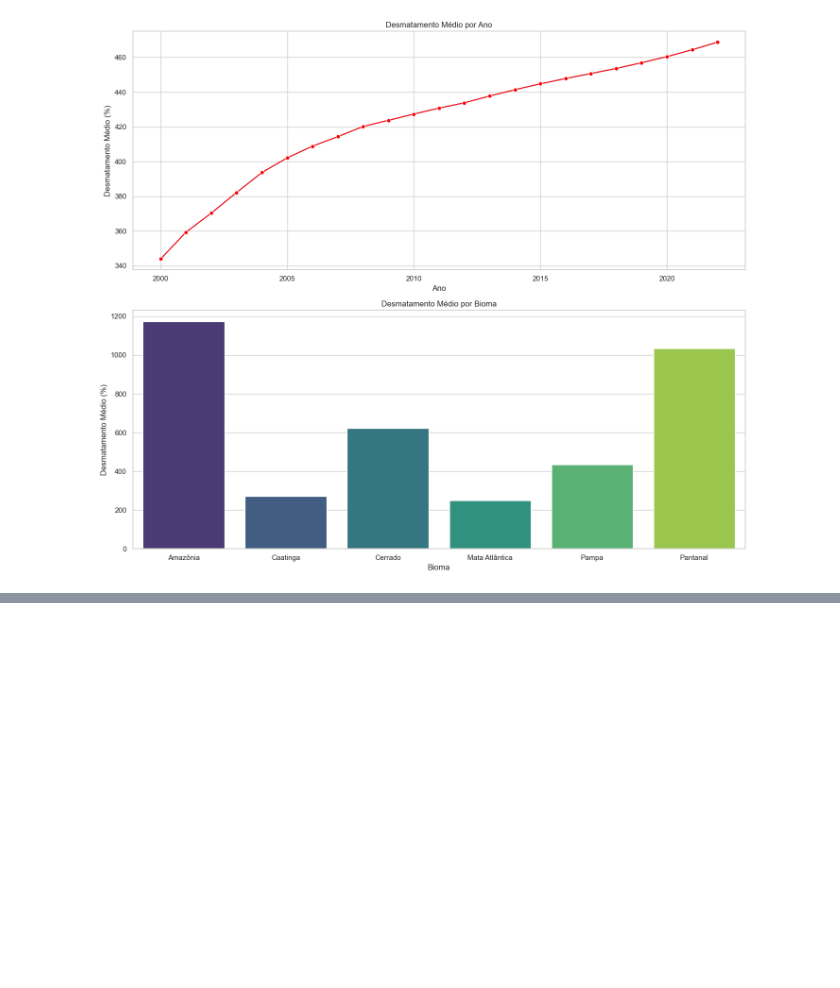
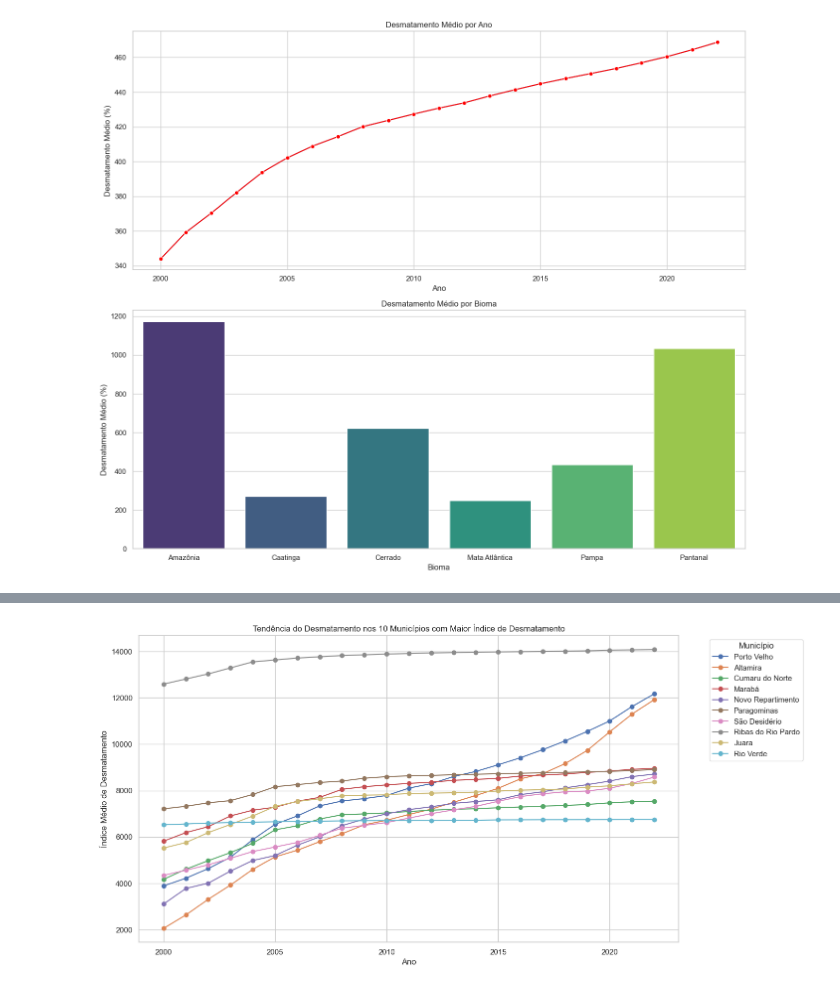
Before and after one commit to aldemaas/dados_desmatamento, a Jupyter notebook: relatorio.ipynb, the cells around one changed output, grey strips where cells are left out. Cells and saved outputs as stored; diff of their text form; code cells hidden in the pictures; blank space fills up the shorter version.

```diff
--- a/relatorio.ipynb
+++ b/relatorio.ipynb
@@ -174,0 +179,32 @@ KeyError: 'bioma'
+# %%
+# Corrigindo a preparação do DataFrame para incluir o código IBGE7 corretamente
+top_10_desmatamento_names = top_10_desmatamento.reset_index().merge(municipios_data, left_on='id_municipio', right_on='IBGE7', how='left')
+
+# Selecionando as colunas relevantes, incluindo o código IBGE7
+top_10_desmatamento_names = top_10_desmatamento_names[['Município', 'desmatado', 'UF', 'IBGE7']]
+
+# Recriando a lista de IDs dos 10 municípios para a análise das tendências de desmatamento
+top_10_municipios_ids = top_10_desmatamento_names['IBGE7'].tolist()
+
+# Filtrando os dados para apenas esses municípios
+top_10_municipios_data = desmatamento[desmatamento['id_municipio'].isin(top_10_municipios_ids)]
+
+# Agrupando os dados por município e ano
+top_10_desmatamento_trends = top_10_municipios_data.groupby(['id_municipio', 'ano'])['desmatado'].mean().unstack(0)
+
+# Renomeando as colunas com os nomes dos municípios para facilitar a visualização no gráfico
+top_10_desmatamento_trends.columns = top_10_desmatamento_trends.columns.map(lambda x: top_10_desmatamento_names[top_10_desmatamento_names['IBGE7'] == x]['Município'].values[0])
+
+# Criando o gráfico de tendências de desmatamento
+plt.figure(figsize=(14, 8))
+for column in top_10_desmatamento_trends.columns:
+    plt.plot(top_10_desmatamento_trends.index, top_10_desmatamento_trends[column], marker='o', label=column)
+
+plt.title('Tendência do Desmatamento nos 10 Municípios com Maior Índice de Desmatamento')
+plt.xlabel('Ano')
+plt.ylabel('Índice Médio de Desmatamento')
+plt.legend(title='Município', bbox_to_anchor=(1.05, 1), loc='upper left')
+plt.grid(True)
+plt.show()
+# %% [output]
+[figure, added]
```
Also changed, not shown: parts of 6 cells of this notebook, 1 other file.
